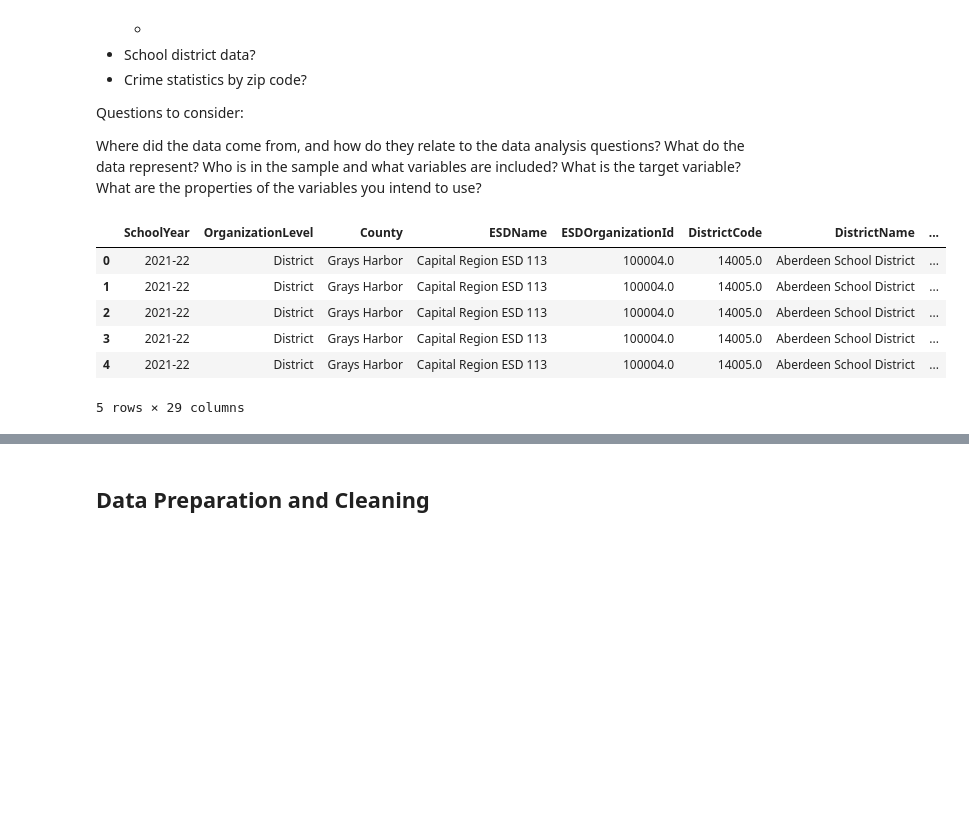
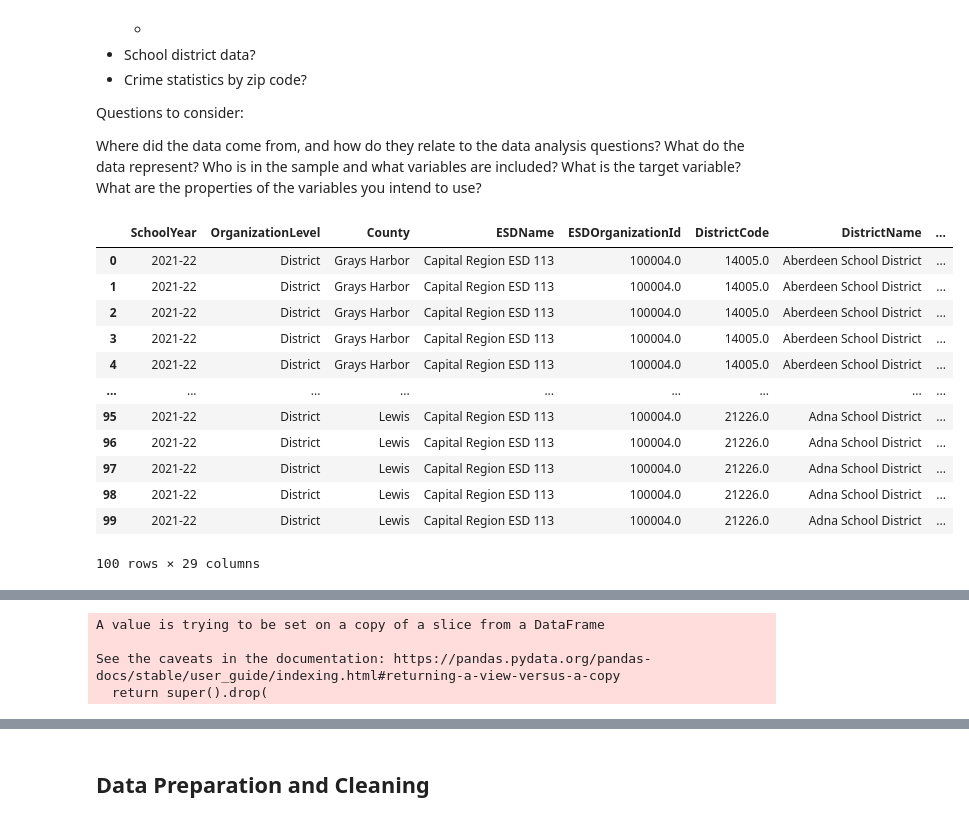
Before and after one commit to aokdata/King-County-House-Sales-, a Jupyter notebook: Aidan/Aidan Workbook.ipynb, the cells around one changed output, grey strips where cells are left out. Saved outputs shown, nothing was run; the diff lists cells and outputs as text; code cells hidden in the pictures; blank space fills up the shorter version.

```diff
--- a/Aidan/Aidan Workbook.ipynb
+++ b/Aidan/Aidan Workbook.ipynb
@@ -123,16 +123,22 @@ What are the properties of the variables you intend to use?
 # %%
 #Import data
 schools_df = pd.read_csv('/Users/Aidan/Documents/Flatiron/Phase_2/King-County-House-Sales-/data/Report_Card_Assessment_Data_2021-22_School_Year.csv')
 
-schools_df.head()
+schools_df.head(100)
 # %% [output]
 |  | SchoolYear | OrganizationLevel | County | ESDName | ESDOrganizationId | DistrictCode | DistrictName | ... |
 | 0 | 2021-22 | District | Grays Harbor | Capital Region ESD 113 | 100004.0 | 14005.0 | Aberdeen School District | ... |
 | 1 | 2021-22 | District | Grays Harbor | Capital Region ESD 113 | 100004.0 | 14005.0 | Aberdeen School District | ... |
 | 2 | 2021-22 | District | Grays Harbor | Capital Region ESD 113 | 100004.0 | 14005.0 | Aberdeen School District | ... |
 | 3 | 2021-22 | District | Grays Harbor | Capital Region ESD 113 | 100004.0 | 14005.0 | Aberdeen School District | ... |
 | 4 | 2021-22 | District | Grays Harbor | Capital Region ESD 113 | 100004.0 | 14005.0 | Aberdeen School District | ... |
+| ... | ... | ... | ... | ... | ... | ... | ... | ... |
+| 95 | 2021-22 | District | Lewis | Capital Region ESD 113 | 100004.0 | 21226.0 | Adna School District | ... |
+| 96 | 2021-22 | District | Lewis | Capital Region ESD 113 | 100004.0 | 21226.0 | Adna School District | ... |
+| 97 | 2021-22 | District | Lewis | Capital Region ESD 113 | 100004.0 | 21226.0 | Adna School District | ... |
+| 98 | 2021-22 | District | Lewis | Capital Region ESD 113 | 100004.0 | 21226.0 | Adna School District | ... |
+| 99 | 2021-22 | District | Lewis | Capital Region ESD 113 | 100004.0 | 21226.0 | Adna School District | ... |
-5 rows × 29 columns
+100 rows × 29 columns
 # %%
 king_school_df = schools_df[schools_df.County == "King"]
 
@@ -147,0 +156,9 @@ king_school_df.head()
+# %%
+ex_df.drop(columns = ['SchoolYear','OrganizationLevel','DataAsOf', 'County','ESDOrganizationId','SchoolCode',\
+                     'DistrictOrganizationId', 'TestAdministration','CurrentSchoolType', 'SchoolOrganizationId']\
+           , inplace=True)
+# %% [output]
+A value is trying to be set on a copy of a slice from a DataFrame
+
+See the caveats in the documentation: https://pandas.pydata.org/pandas-docs/stable/user_guide/indexing.html#returning-a-view-versus-a-copy
+  return super().drop(
```
Also changed, not shown: parts of 20 cells of this notebook.
